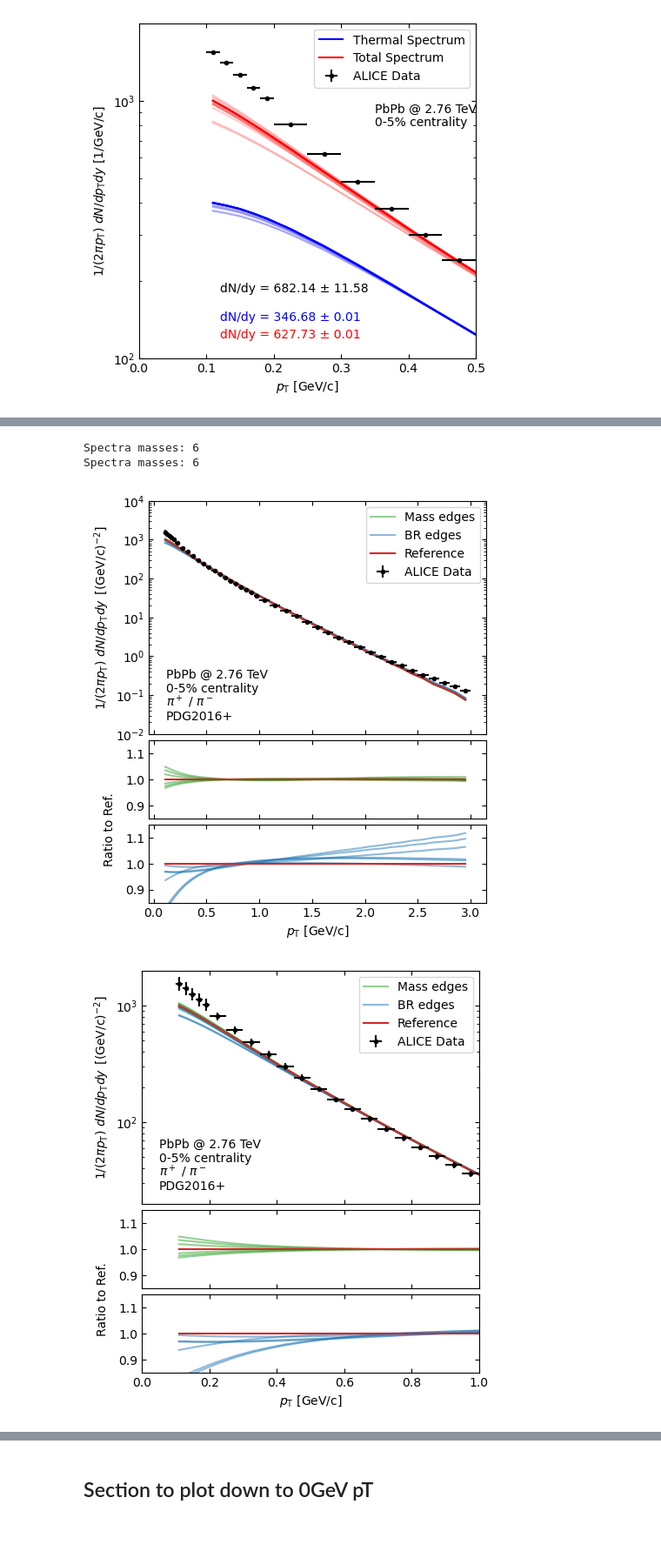
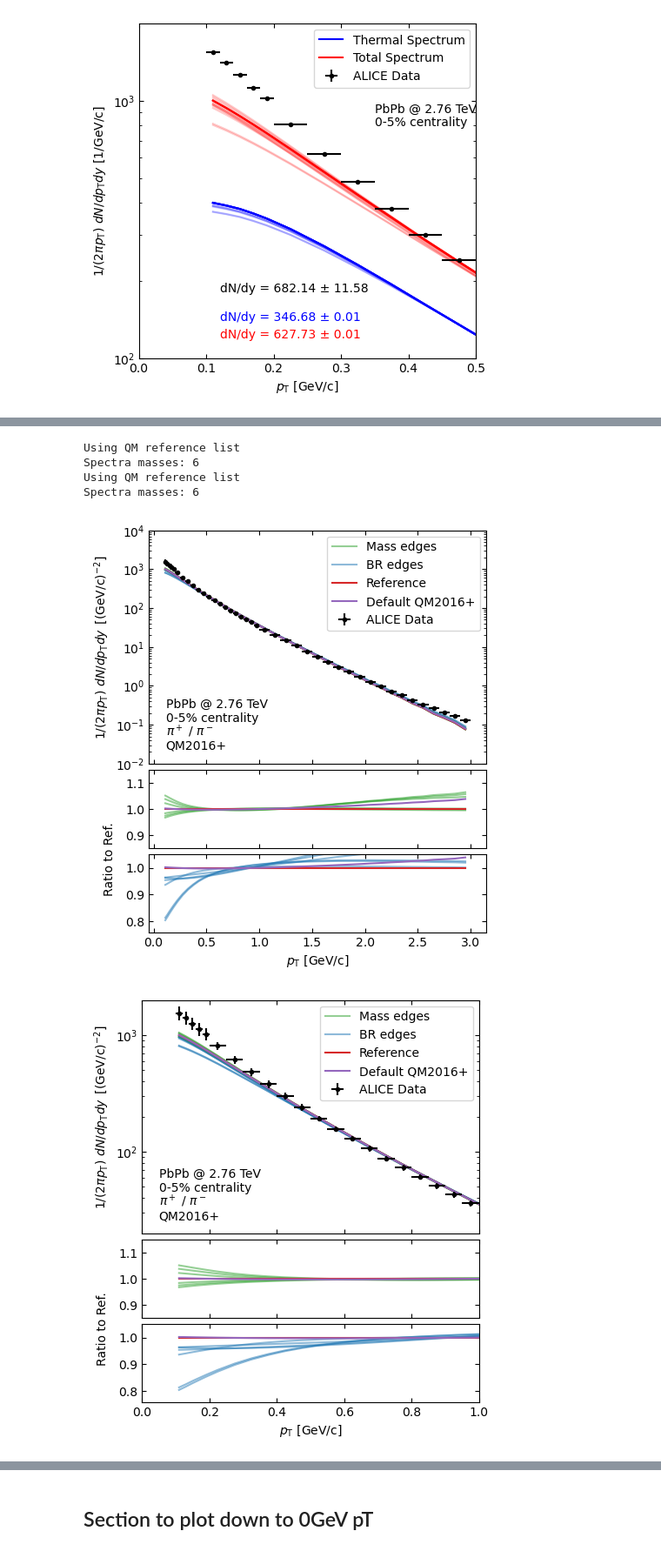
Before and after one commit to Claitos/PionExcessStudy, a Jupyter notebook: edge_study_PbPb276.ipynb, the cells around one changed output, grey strips where cells are left out. Shown at 87% size. Saved outputs shown, nothing was run; the diff lists cells and outputs as text; code cells hidden in the pictures.

```diff
--- a/edge_study_PbPb276.ipynb
+++ b/edge_study_PbPb276.ipynb
@@ -232,13 +232,15 @@ println(mean_pT_err_list)
 # %%
 include("Libs/plotter_final.jl");
-QM_bool = false
+QM_bool = true
 plot_spectra_relative_colors(rescaled_result_pion_cuts, data_pion; QM=QM_bool, save=save_plots)
 plot_spectra_relative_colors(rescaled_result_pion_cuts, data_pion; excess=true, QM=QM_bool, save=save_plots)
 # %% [output]
+Using QM reference list
 Spectra masses: 6
+Using QM reference list
 Spectra masses: 6
-[figure, old version]
+[figure, new version]
-[figure, old version]
+[figure, new version]
 # %%
 plot_rel_excess_colors(rel_excess, rel_excess_err_exp, rel_excess_err_mod; nsigma=true, QM=QM_bool, edge=true, save=save_plots)
 # %% [output]
```
Also changed, not shown: parts of 10 cells of this notebook, 6 other files.
